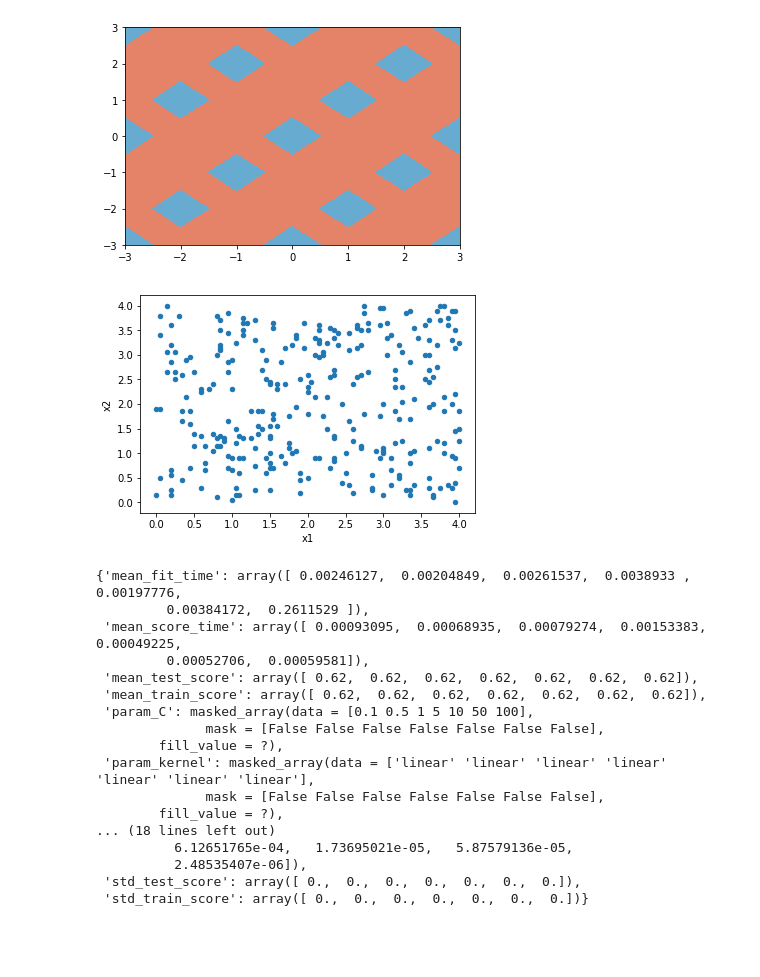
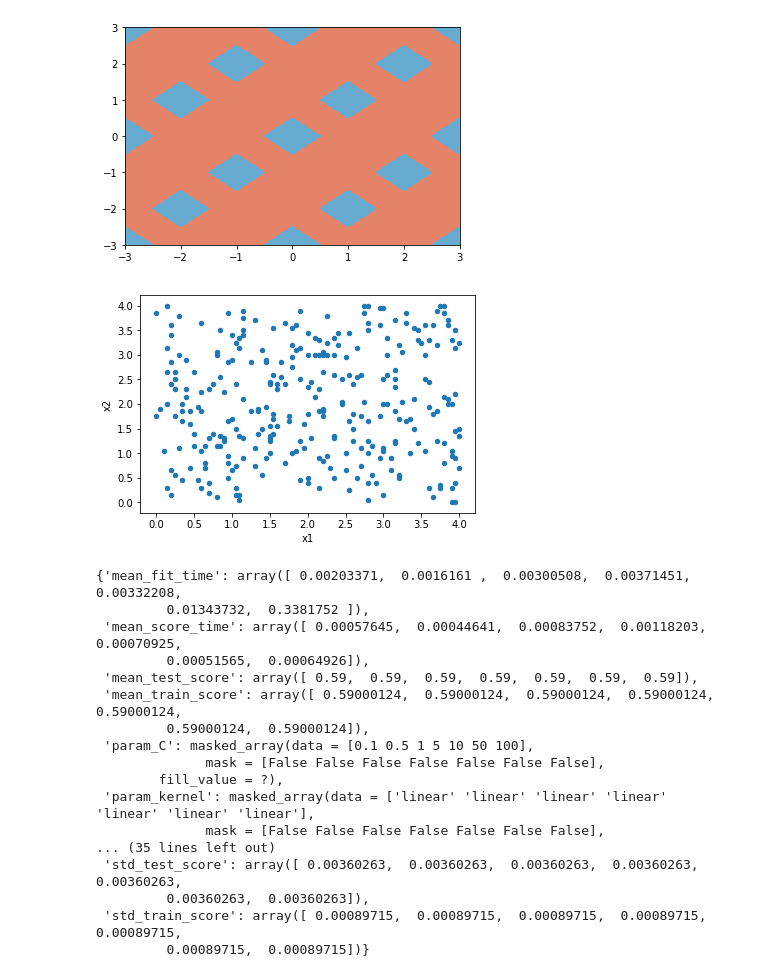
Before and after one commit to tylergeery/coursera, a Jupyter notebook: ai/classification/Classification.ipynb, the cells around one changed output. Saved outputs shown, nothing was run; the diff lists cells and outputs as text; code cells hidden in the pictures; blank space fills up the shorter version.

```diff
--- a/ai/classification/Classification.ipynb
+++ b/ai/classification/Classification.ipynb
@@ -103,13 +83,13 @@ CS = plt.contourf(X, Y, Z, 1,
 [figure]
 # %%
 # get back to the project
-X_train, X_test, y_train, y_test = train_test_split(df[['x1', 'x2']], df['value'], test_size=0.4, random_state=0)
+X_train, X_test, y_train, y_test = train_test_split(df[['x1', 'x2']], df['value'], test_size=0.4, random_state=0, stratify=df['value'])
 X1, X2 = np.meshgrid(X_train['x1'], X_train['x2'])
 ax = X_train.plot(kind='scatter', x='x1', y='x2')
 X, Y = np.meshgrid(X_train['x1'], X_train['x2'])
 Z = np.zeros((len(X), len(X[0])))
 # %% [output]
-[figure, old version]
+[figure, new version]
 # %%
 # Create color maps
 cmap_light = ListedColormap(['#FFAAAA', '#AAFFAA', '#AAAAFF'])
@@ -127,27 +107,27 @@ def plot(clf):
 #clf = svm.SVC(kernel='linear', C=.5)
 parameters = {'kernel':['linear'], 'C':[0.1, 0.5, 1, 5, 10, 50, 100]}
 svr = svm.SVC()
-clf = GridSearchCV(svr, parameters)
+clf = GridSearchCV(svr, parameters, cv=5)
 clf.fit(X_train[['x1', 'x2']], y_train)
 clf.cv_results_
 # %% [output]
-{'mean_fit_time': array([ 0.00246127,  0.00204849,  0.00261537,  0.0038933 ,  0.00197776,
-         0.00384172,  0.2611529 ]),
- 'mean_score_time': array([ 0.00093095,  0.00068935,  0.00079274,  0.00153383,  0.00049225,
-         0.00052706,  0.00059581]),
- 'mean_test_score': array([ 0.62,  0.62,  0.62,  0.62,  0.62,  0.62,  0.62]),
- 'mean_train_score': array([ 0.62,  0.62,  0.62,  0.62,  0.62,  0.62,  0.62]),
+{'mean_fit_time': array([ 0.00203371,  0.0016161 ,  0.00300508,  0.00371451,  0.00332208,
+         0.01343732,  0.3381752 ]),
+ 'mean_score_time': array([ 0.00057645,  0.00044641,  0.00083752,  0.00118203,  0.00070925,
+         0.00051565,  0.00064926]),
+ 'mean_test_score': array([ 0.59,  0.59,  0.59,  0.59,  0.59,  0.59,  0.59]),
+ 'mean_train_score': array([ 0.59000124,  0.59000124,  0.59000124,  0.59000124,  0.59000124,
+         0.59000124,  0.59000124]),
  'param_C': masked_array(data = [0.1 0.5 1 5 10 50 100],
               mask = [False False False False False False False],
         fill_value = ?),
  'param_kernel': masked_array(data = ['linear' 'linear' 'linear' 'linear' 'linear' 'linear' 'linear'],
               mask = [False False False False False False False],
-        fill_value = ?),
-... (18 lines left out)
-          6.12651765e-04,   1.73695021e-05,   5.87579136e-05,
-          2.48535407e-06]),
- 'std_test_score': array([ 0.,  0.,  0.,  0.,  0.,  0.,  0.]),
- 'std_train_score': array([ 0.,  0.,  0.,  0.,  0.,  0.,  0.])}
+... (35 lines left out)
+ 'std_test_score': array([ 0.00360263,  0.00360263,  0.00360263,  0.00360263,  0.00360263,
+         0.00360263,  0.00360263]),
+ 'std_train_score': array([ 0.00089715,  0.00089715,  0.00089715,  0.00089715,  0.00089715,
+         0.00089715,  0.00089715])}
 # %%
 plot(clf)
 # %% [output]
```
Also changed, not shown: parts of 14 cells of this notebook, 2 other files.
